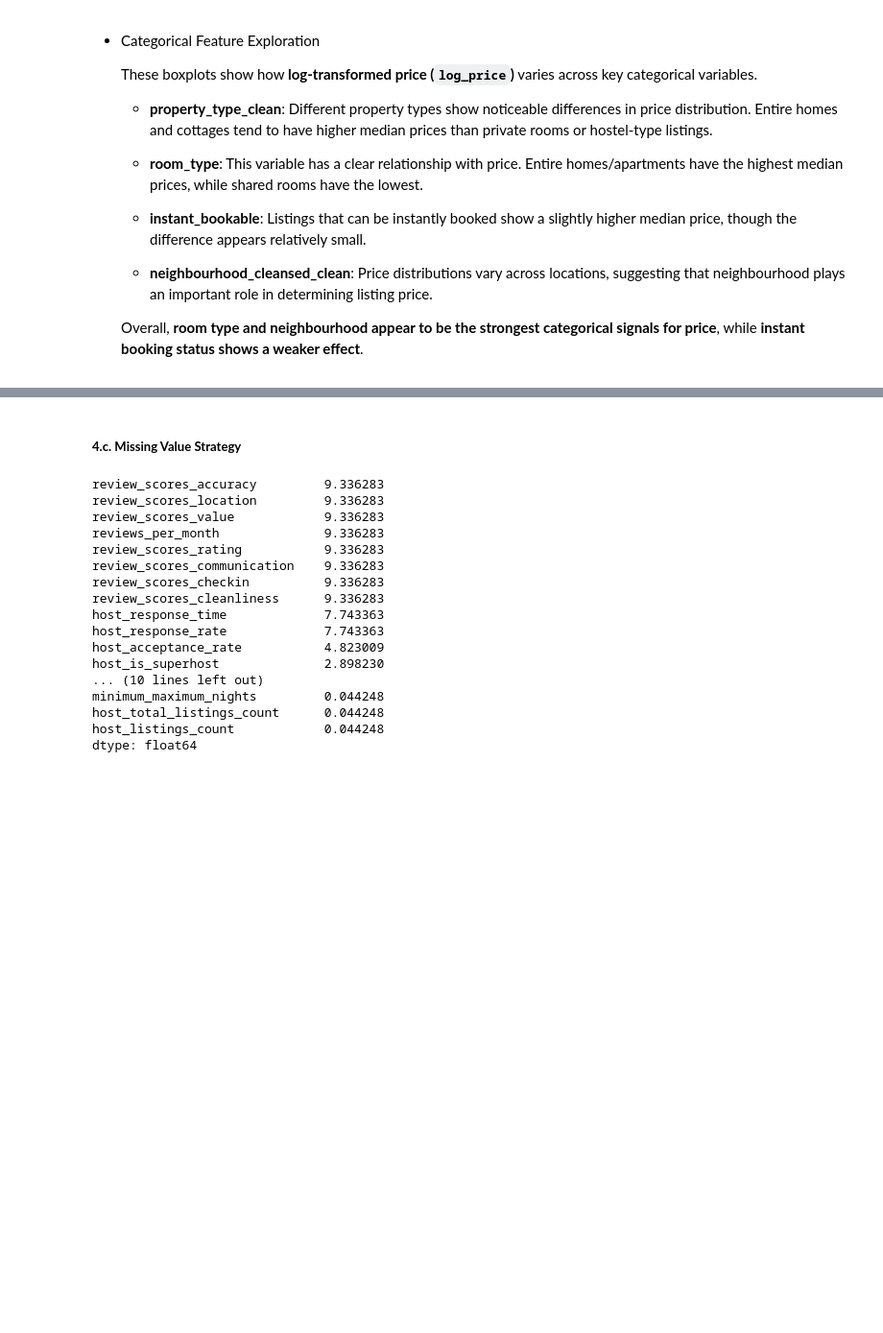
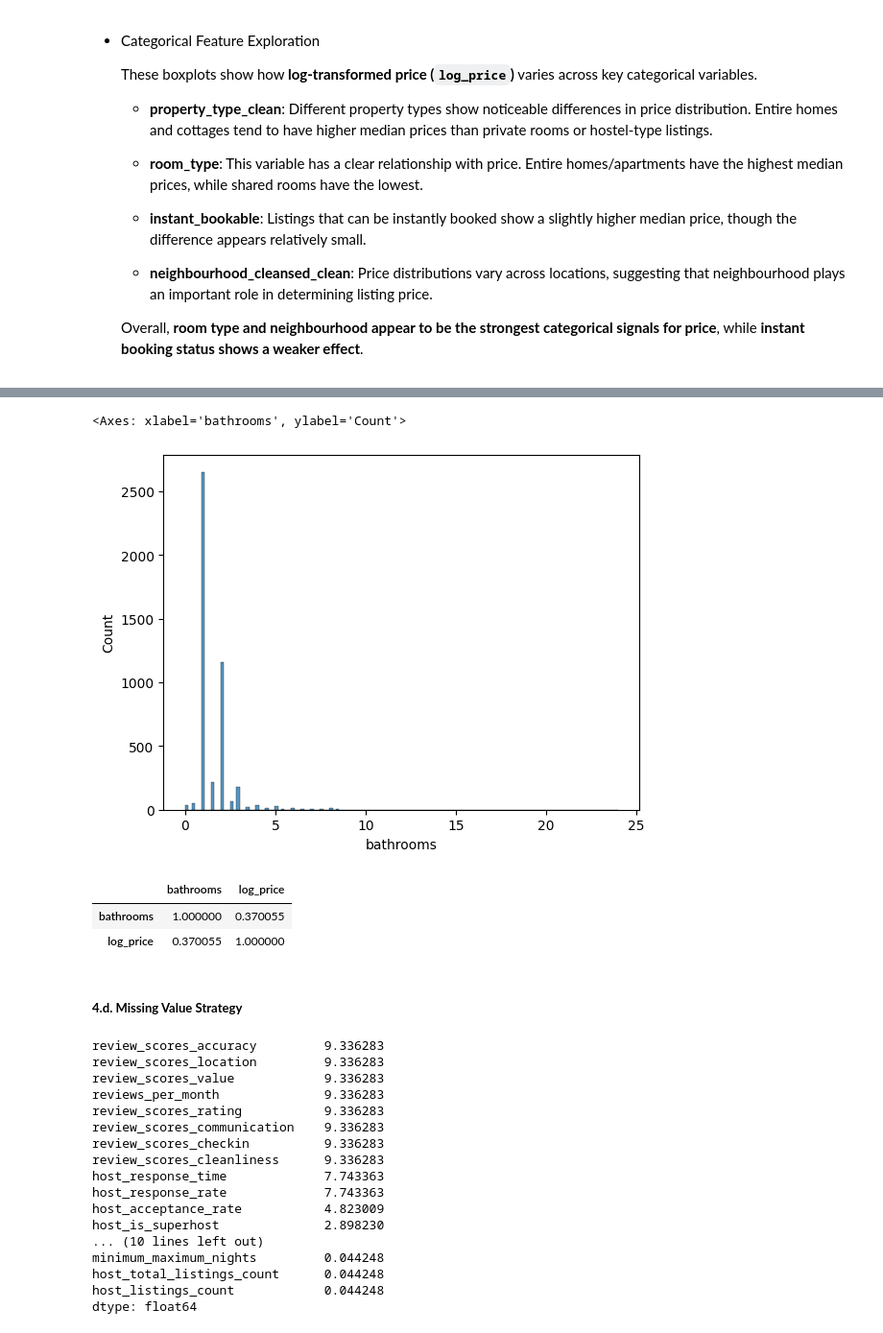
Before and after one commit to Batujan/Airbnb_Basque_Country_Price_Prediction, a Jupyter notebook: notebooks/01_data_exploration.ipynb, the cells around one changed output, grey strips where cells are left out. Shown at 96% size. Drawn from its saved outputs; the diff is of its cells as text; code cells hidden in the pictures; blank space fills up the shorter version.

Commit message:
add the analysis of bathrooms_text

```diff
--- a/notebooks/01_data_exploration.ipynb
+++ b/notebooks/01_data_exploration.ipynb
@@ -743,0 +768,6 @@ plt.show()
+# %%
+df_eda["bathrooms"] = (
+    df["bathrooms_text"]
+    .str.extract(r"(\d+\.?\d*)")
+    .astype(float)
+)
@@ -743,0 +778,2 @@ plt.show()
+# %%
+df_eda.loc[df_eda["bathrooms_text"].str.contains("half", case=False, na=False), "bathrooms"] = 0.5
@@ -744,5 +792,16 @@ plt.show()
+# %%
+sns.histplot(df_eda["bathrooms"])
+# %% [output]
+<Axes: xlabel='bathrooms', ylabel='Count'>
+[figure, added]
+# %%
+df_eda[["bathrooms", "log_price"]].corr()
+# %% [output]
+|  | bathrooms | log_price |
+| bathrooms | 1.000000 | 0.370055 |
+| log_price | 0.370055 | 1.000000 |
 # %% [markdown]
-##### **4.c. Missing Value Strategy**
+##### **4.d. Missing Value Strategy**
 # %%
 # Check the percentage of missing values in each column to decide on imputation or dropping.
 missing_cols = df_eda.isnull().mean().mul(100).sort_values(ascending=False)
```
Also changed, not shown: parts of 5 cells of this notebook.
